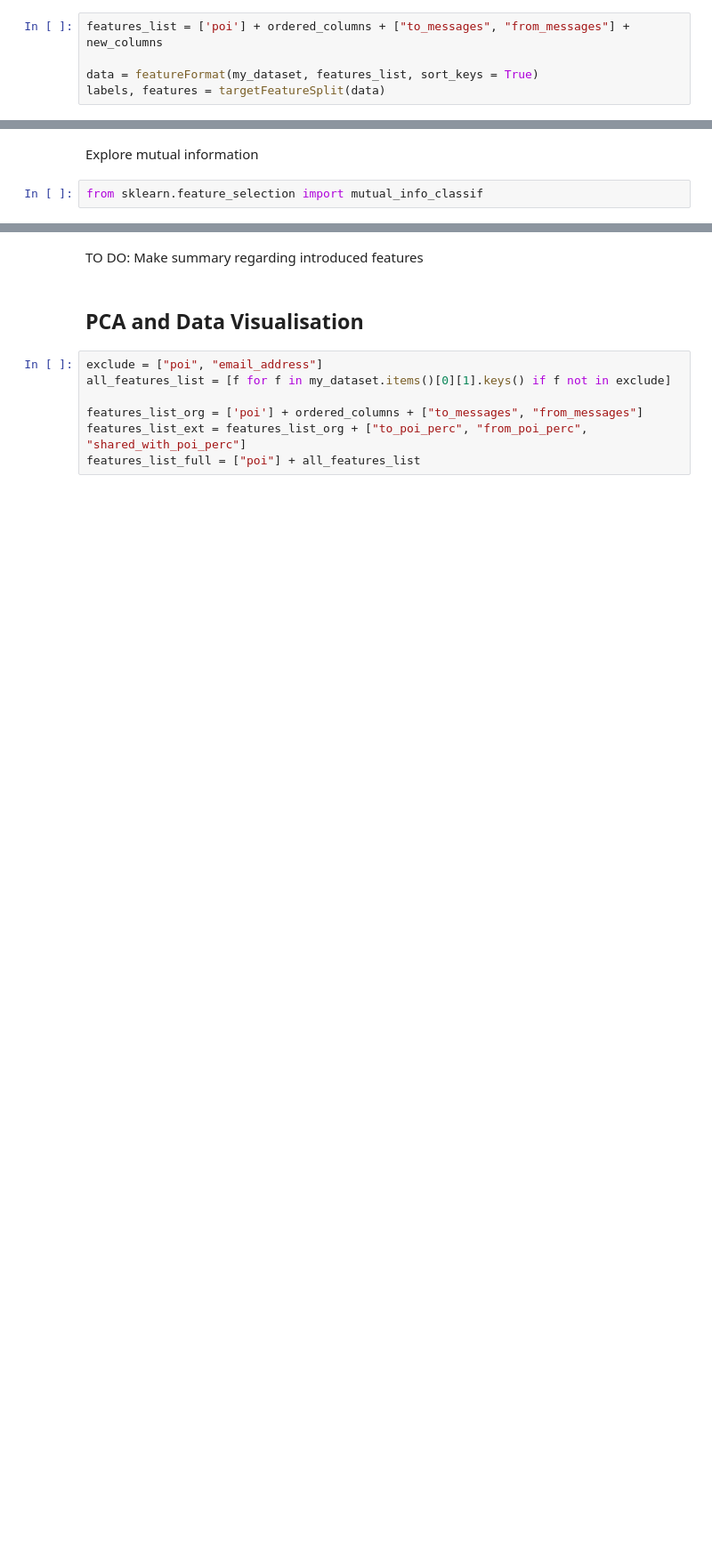
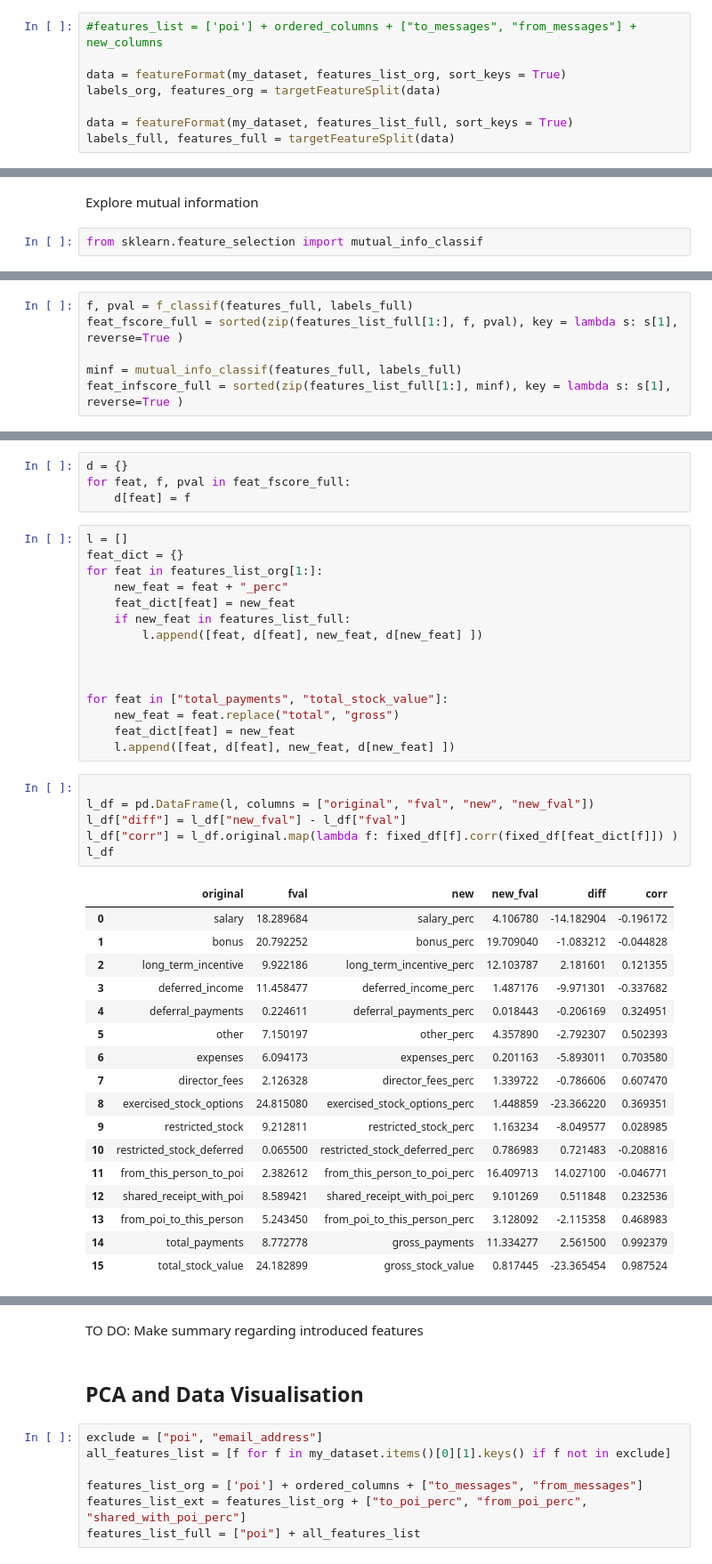
Before and after one commit to tommak/EnronPOI, a Jupyter notebook: analysis/Feature Analysis.ipynb, the cells around one changed output, grey strips where cells are left out. Shown at 89% size. Saved outputs shown, nothing was run; the diff lists cells and outputs as text; blank space fills up the shorter version.

```diff
--- a/analysis/Feature Analysis.ipynb
+++ b/analysis/Feature Analysis.ipynb
@@ -87,8 +95,11 @@ Define set of feature and prepare data in X, y format
 # %%
-features_list = ['poi'] + ordered_columns + ["to_messages", "from_messages"] + new_columns
+#features_list = ['poi'] + ordered_columns + ["to_messages", "from_messages"] + new_columns
 
-data = featureFormat(my_dataset, features_list, sort_keys = True)
-labels, features = targetFeatureSplit(data)
+data = featureFormat(my_dataset, features_list_org, sort_keys = True)
+labels_org, features_org = targetFeatureSplit(data)
+
+data = featureFormat(my_dataset, features_list_full, sort_keys = True)
+labels_full, features_full = targetFeatureSplit(data)
 # %% [markdown]
 ## Feature selection
 # %%
@@ -209,0 +201,6 @@ sorted(zip(features_list[1:], minf), key = lambda s: s[1], reverse=True )[:20]
+# %%
+f, pval = f_classif(features_full, labels_full)
+feat_fscore_full = sorted(zip(features_list_full[1:], f, pval), key = lambda s: s[1], reverse=True )
+
+minf = mutual_info_classif(features_full, labels_full)
+feat_infscore_full = sorted(zip(features_list_full[1:], minf), key = lambda s: s[1], reverse=True )
@@ -209,0 +233,43 @@ sorted(zip(features_list[1:], minf), key = lambda s: s[1], reverse=True )[:20]
+# %%
+d = {}
+for feat, f, pval in feat_fscore_full:
+    d[feat] = f
+# %%
+l = []
+feat_dict = {}
+for feat in features_list_org[1:]:
+    new_feat = feat + "_perc"
+    feat_dict[feat] = new_feat
+    if new_feat in features_list_full:
+        l.append([feat, d[feat], new_feat, d[new_feat] ])
+
+
+
+for feat in ["total_payments", "total_stock_value"]:
+    new_feat = feat.replace("total", "gross")
+    feat_dict[feat] = new_feat
+    l.append([feat, d[feat], new_feat, d[new_feat] ])
+# %%
+
+l_df = pd.DataFrame(l, columns = ["original", "fval", "new", "new_fval"])
+l_df["diff"] = l_df["new_fval"] - l_df["fval"]
+l_df["corr"] = l_df.original.map(lambda f: fixed_df[f].corr(fixed_df[feat_dict[f]]) )
+l_df
+# %% [output]
+|  | original | fval | new | new_fval | diff | corr |
+| 0 | salary | 18.289684 | salary_perc | 4.106780 | -14.182904 | -0.196172 |
+| 1 | bonus | 20.792252 | bonus_perc | 19.709040 | -1.083212 | -0.044828 |
+| 2 | long_term_incentive | 9.922186 | long_term_incentive_perc | 12.103787 | 2.181601 | 0.121355 |
+| 3 | deferred_income | 11.458477 | deferred_income_perc | 1.487176 | -9.971301 | -0.337682 |
+| 4 | deferral_payments | 0.224611 | deferral_payments_perc | 0.018443 | -0.206169 | 0.324951 |
+| 5 | other | 7.150197 | other_perc | 4.357890 | -2.792307 | 0.502393 |
+| 6 | expenses | 6.094173 | expenses_perc | 0.201163 | -5.893011 | 0.703580 |
+| 7 | director_fees | 2.126328 | director_fees_perc | 1.339722 | -0.786606 | 0.607470 |
+| 8 | exercised_stock_options | 24.815080 | exercised_stock_options_perc | 1.448859 | -23.366220 | 0.369351 |
+| 9 | restricted_stock | 9.212811 | restricted_stock_perc | 1.163234 | -8.049577 | 0.028985 |
+| 10 | restricted_stock_deferred | 0.065500 | restricted_stock_deferred_perc | 0.786983 | 0.721483 | -0.208816 |
+| 11 | from_this_person_to_poi | 2.382612 | from_this_person_to_poi_perc | 16.409713 | 14.027100 | -0.046771 |
+| 12 | shared_receipt_with_poi | 8.589421 | shared_receipt_with_poi_perc | 9.101269 | 0.511848 | 0.232536 |
+| 13 | from_poi_to_this_person | 5.243450 | from_poi_to_this_person_perc | 3.128092 | -2.115358 | 0.468983 |
+| 14 | total_payments | 8.772778 | gross_payments | 11.334277 | 2.561500 | 0.992379 |
+| 15 | total_stock_value | 24.182899 | gross_stock_value | 0.817445 | -23.365454 | 0.987524 |
```
Also changed, not shown: parts of 29 cells of this notebook, 12 other files.
